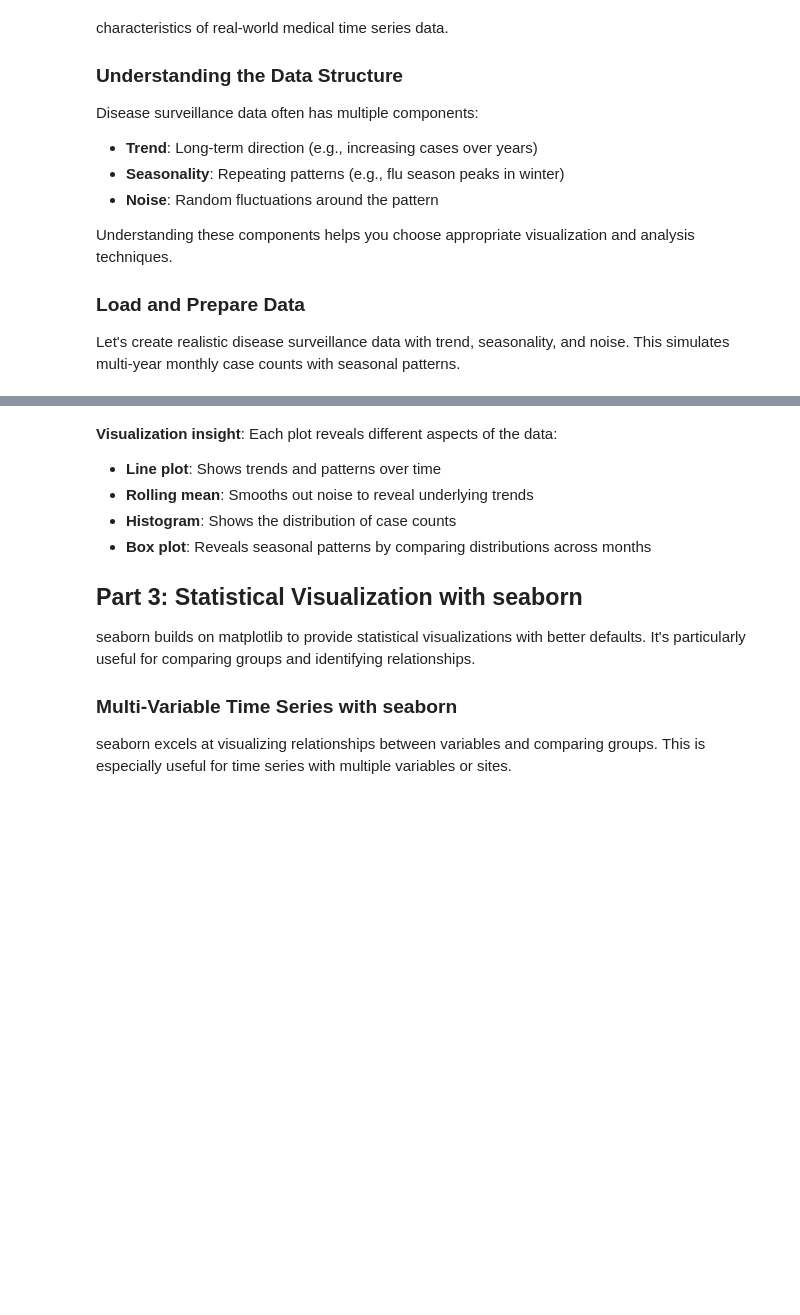
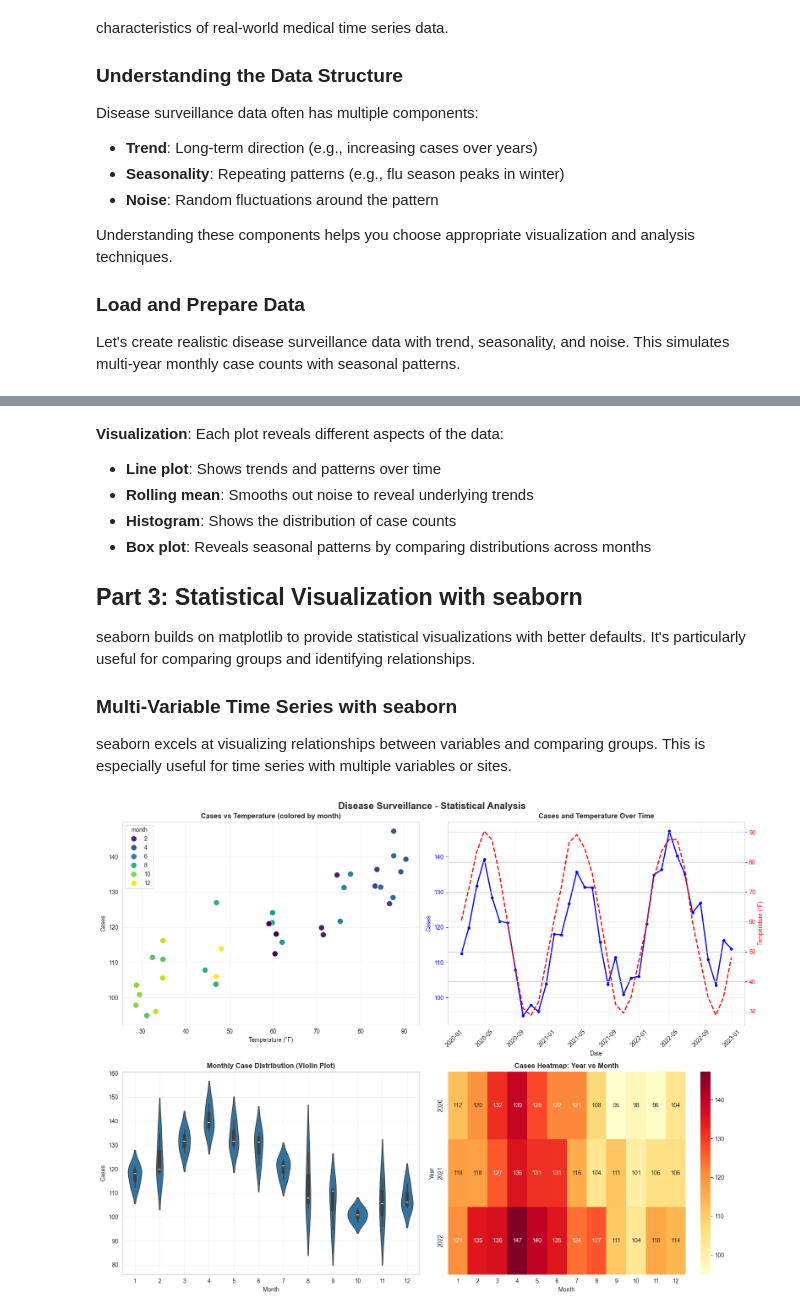
Before and after one commit to christopherseaman/datasci_217, a Jupyter notebook: 09/demo/demo3_visualization_automation.ipynb, the cells around one changed output, grey strips where cells are left out. Cells and saved outputs as stored; diff of their text form; code cells hidden in the pictures; blank space fills up the shorter version.

```diff
--- a/09/demo/demo3_visualization_automation.ipynb
+++ b/09/demo/demo3_visualization_automation.ipynb
@@ -178,5 +198,5 @@ plt.show()
 # %% [markdown]
-**Visualization insight**: Each plot reveals different aspects of the data:
+**Visualization**: Each plot reveals different aspects of the data:
 - **Line plot**: Shows trends and patterns over time
 - **Rolling mean**: Smooths out noise to reveal underlying trends
 - **Histogram**: Shows the distribution of case counts
@@ -196,6 +216,8 @@ fig.suptitle('Disease Surveillance - Statistical Analysis', fontsize=16, fontwei
 
 # Prepare data for seaborn
 site_a_long = site_a.reset_index()
+# Rename the index column to 'date' for clarity
+site_a_long = site_a_long.rename(columns={site_a_long.columns[0]: 'date'})
 site_a_long['month'] = site_a_long['date'].dt.month
 site_a_long['year'] = site_a_long['date'].dt.year
 
@@ -211,31 +233,33 @@ axes[0, 0].grid(True, alpha=0.3)
 ax_twin = axes[0, 1].twinx()
 line1 = axes[0, 1].plot(site_a.index, site_a['cases'],
                         color='blue', linewidth=2, label='Cases', marker='o', markersize=4)
 line2 = ax_twin.plot(site_a.index, site_a['temperature'],
                      color='red', linewidth=2, label='Temperature', linestyle='--')
 axes[0, 1].set_title('Cases and Temperature Over Time', fontsize=12, fontweight='bold')
 axes[0, 1].set_xlabel('Date')
 axes[0, 1].set_ylabel('Cases', color='blue')
 ax_twin.set_ylabel('Temperature (°F)', color='red')
 axes[0, 1].tick_params(axis='y', labelcolor='blue')
 ax_twin.tick_params(axis='y', labelcolor='red')
 axes[0, 1].tick_params(axis='x', rotation=45)
 axes[0, 1].grid(True, alpha=0.3)
 
 # Violin plot by month (distribution shape)
 sns.violinplot(data=site_a_long, x='month', y='cases', ax=axes[1, 0])
 axes[1, 0].set_title('Monthly Case Distribution (Violin Plot)', fontsize=12, fontweight='bold')
 axes[1, 0].set_xlabel('Month')
 axes[1, 0].set_ylabel('Cases')
 axes[1, 0].grid(True, alpha=0.3)
 
 # Heatmap: Cases by month and year
 heatmap_data = site_a_long.pivot(index='year', columns='month', values='cases')
 sns.heatmap(heatmap_data, annot=True, fmt='.0f', cmap='YlOrRd', ax=axes[1, 1])
 axes[1, 1].set_title('Cases Heatmap: Year vs Month', fontsize=12, fontweight='bold')
 axes[1, 1].set_xlabel('Month')
 axes[1, 1].set_ylabel('Year')
 
 plt.tight_layout()
 plt.show()
+# %% [output]
+[figure, added]
 # %% [markdown]
```
Also changed, not shown: parts of 13 cells of this notebook, 20 other files.
